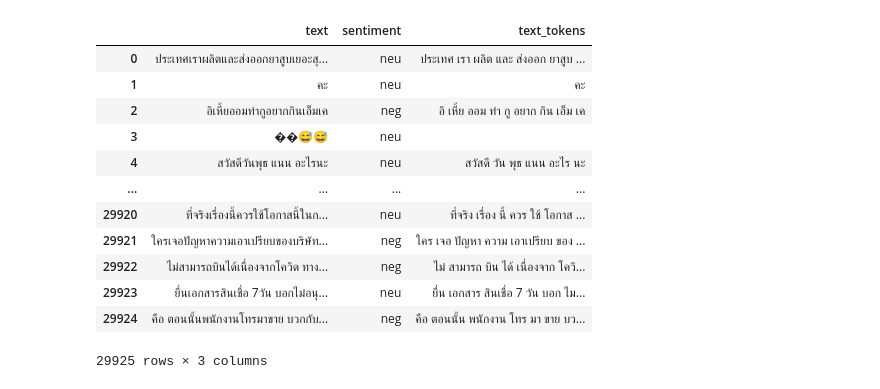
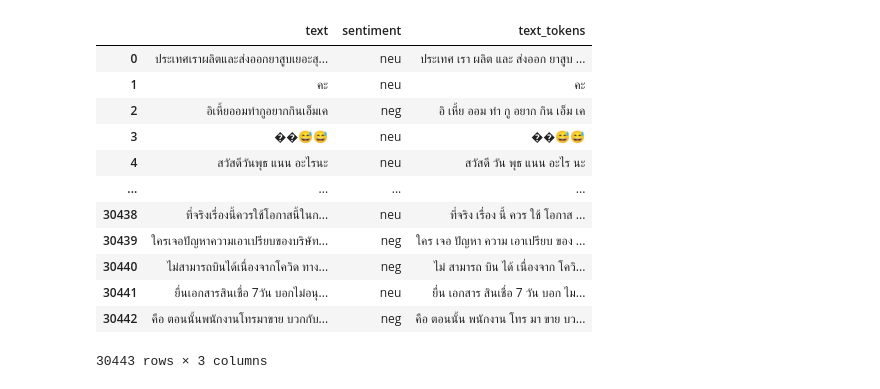
Before and after one commit to rinniizz/nlp, a Jupyter notebook: regresssion.ipynb, the cells around one changed output. Saved outputs shown, nothing was run; the diff lists cells and outputs as text; code cells hidden in the pictures.

```diff
--- a/regresssion.ipynb
+++ b/regresssion.ipynb
@@ -3,7 +3,7 @@ import pandas as pd
 import matplotlib.pyplot as plt
 import numpy as np
 # %%
-df = pd.read_csv('convert2.csv', names=['text', 'sentiment'], header=None)
+df = pd.read_csv('output.csv', names=['text', 'sentiment'], header=None)
 df
 # %% [output]
 |  | text | sentiment |
@@ -49,29 +49,37 @@ thai_stopwords
 # %%
 from pythainlp import word_tokenize
 def text_process(text):
-    final = "".join(u for u in text if u not in ("?", ".", ";", ":", "!", '"', "ๆ", "ฯ","™","#","/","https","http","�","😅","💨","😬","👍🏻","‼️","@","/","<",">","😂","😭","☺️","❤️","😍"))
+    # final = "".join(u for u in text if u not in ("?", ".", ";", ":", "!", '"', "ๆ", "ฯ","™","#","/","�","😅","💨","😬","👍🏻","‼️","@","/","<",">","😂","😭","☺️","❤️","😍","%",")","(","*","\"","'",",",".","”","&","^","!","~","-","+","{","}","[","]","?"
+    #                                              ,"A","a","B","b","C","c","D","d","E","e","F","f"
+    #                                              ,"G","g","H","h","I","i","J","j","K","k","L","l"
+    #                                              ,"M","m","N","n","O","o","P","p","Q","q","R","r"
+    #                                              ,"S","s","T","t","U","u","V","v","W","w","X","x"
+    #                                              ,"Y","y","Z","z","1","2","3","4","5","6","7","8","9","0"
+    #                                              ,"=","_","-","$","\"","|","£","¥","®","¯","▽","¼","½","¾"
+    #                                              ,"É","×","á","ä","é","ò","ô","ûé"))
+    final = "".join(u for u in text if u not in ("?", ".", ";", ":", "!", '"', "ๆ", "ฯ","™","#","/"))
     final = word_tokenize(final)
     final = " ".join(word for word in final)
     final = " ".join(word for word in final.split()
                      if word.lower not in thai_stopwords)
     return final
 df['text_tokens'] = df['text'].apply(text_process)
 df.to_csv("text_tokent.csv", index=False, encoding='utf-8-sig')
 df
 # %% [output]
 |  | text | sentiment | text_tokens |
 | 0 | ประเทศเราผลิตและส่งออกยาสูบเยอะสุ... | neu | ประเทศ เรา ผลิต และ ส่งออก ยาสูบ ... |
 | 1 | คะ | neu | คะ |
 | 2 | อิเหี้ยออมทำกูอยากกินเอ็มเค | neg | อิ เหี้ย ออม ทำ กู อยาก กิน เอ็ม เค |
-| 3 | ��😅😅 | neu |  |
+| 3 | ��😅😅 | neu | ��😅😅 |
 | 4 | สวัสดีวันพุธ แนน อะไรนะ | neu | สวัสดี วัน พุธ แนน อะไร นะ |
 | ... | ... | ... | ... |
-| 29920 | ที่จริงเรื่องนี้ควรใช้โอกาสนี้ในก... | neu | ที่จริง เรื่อง นี้ ควร ใช้ โอกาส ... |
-| 29921 | ใครเจอปัญหาความเอาเปรียบของบริษัท... | neg | ใคร เจอ ปัญหา ความ เอาเปรียบ ของ ... |
-| 29922 | ไม่สามารถบินได้เนื่องจากโควิด ทาง... | neg | ไม่ สามารถ บิน ได้ เนื่องจาก โควิ... |
-| 29923 | ยื่นเอกสารสินเชื่อ 7วัน บอกไม่อนุ... | neu | ยื่น เอกสาร สินเชื่อ 7 วัน บอก ไม... |
-| 29924 | คือ ตอนนั้นพนักงานโทรมาขาย บวกกับ... | neg | คือ ตอนนั้น พนักงาน โทร มา ขาย บว... |
+| 30438 | ที่จริงเรื่องนี้ควรใช้โอกาสนี้ในก... | neu | ที่จริง เรื่อง นี้ ควร ใช้ โอกาส ... |
+| 30439 | ใครเจอปัญหาความเอาเปรียบของบริษัท... | neg | ใคร เจอ ปัญหา ความ เอาเปรียบ ของ ... |
+| 30440 | ไม่สามารถบินได้เนื่องจากโควิด ทาง... | neg | ไม่ สามารถ บิน ได้ เนื่องจาก โควิ... |
+| 30441 | ยื่นเอกสารสินเชื่อ 7วัน บอกไม่อนุ... | neu | ยื่น เอกสาร สินเชื่อ 7 วัน บอก ไม... |
+| 30442 | คือ ตอนนั้นพนักงานโทรมาขาย บวกกับ... | neg | คือ ตอนนั้น พนักงาน โทร มา ขาย บว... |
-29925 rows × 3 columns
+30443 rows × 3 columns
 # %%
 from sklearn.model_selection import train_test_split
 X = df[['text_tokens']]
```
Also changed, not shown: parts of 13 cells of this notebook, 7 other files.
